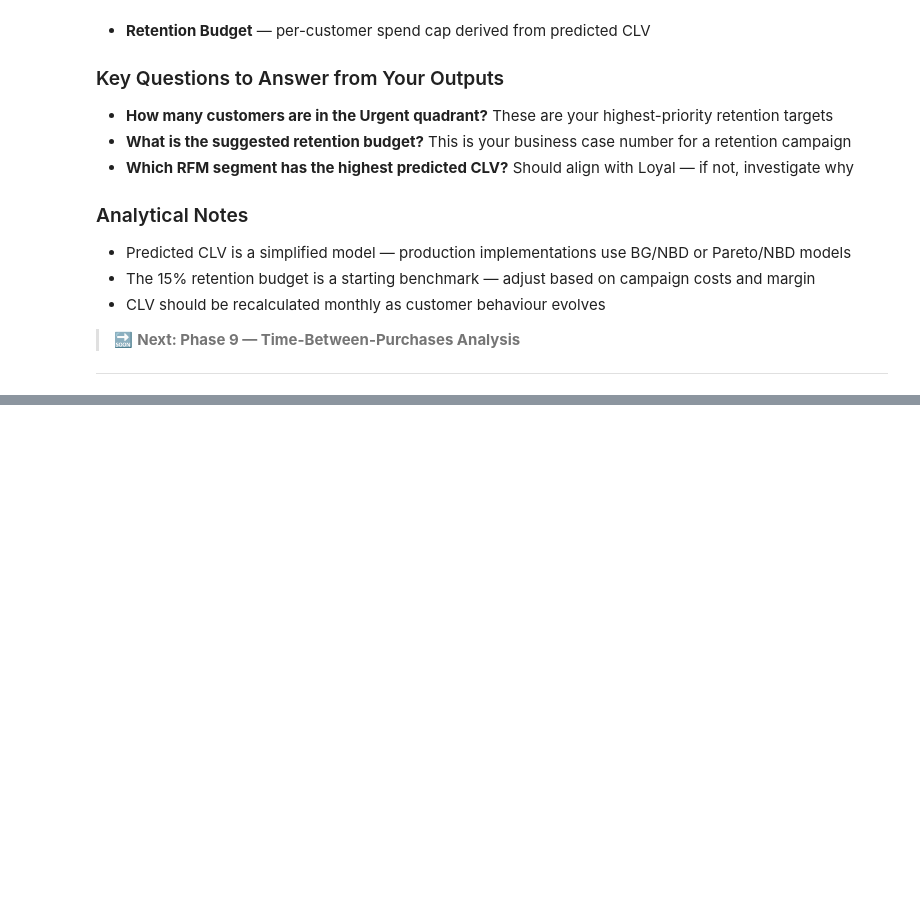
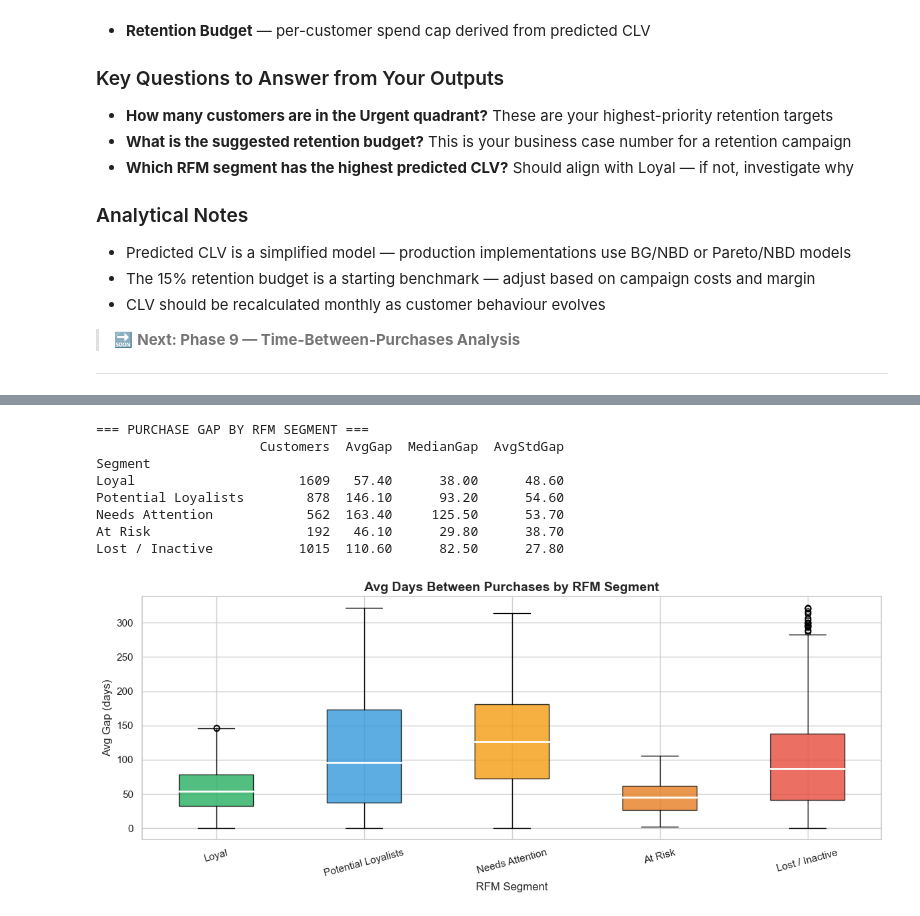
Before and after one commit to asimjamal/Customer-Intelligence-Report, a Jupyter notebook: customer_analytics_eda.ipynb, the cells around one changed output, grey strips where cells are left out. Cells and saved outputs as stored; diff of their text form; code cells hidden in the pictures; blank space fills up the shorter version.

```diff
--- a/customer_analytics_eda.ipynb
+++ b/customer_analytics_eda.ipynb
@@ -2444,0 +2597,61 @@ Customer ID  HistoricalCLV  PredictedCLV  ChurnProbability  RetentionBudget
+# %%
+# ── 9.3  Purchase Gap by RFM Segment ─────────────────────────────────────────
+#
+# Do different segments have fundamentally different purchase rhythms?
+# Champions/Loyal should have short, consistent gaps.
+# At Risk/Lost should have long, irregular gaps.
+
+seg_order = ["Loyal", "Potential Loyalists", "Needs Attention", "At Risk", "Lost / Inactive"]
+seg_colors = {
+    "Loyal"              : "#27ae60",
+    "Potential Loyalists": "#3498db",
+    "Needs Attention"    : "#f39c12",
+    "At Risk"            : "#e67e22",
+    "Lost / Inactive"    : "#e74c3c"
+}
+
+multi_seg = multi[multi["Segment"].isin(seg_order)].copy()
+
+# Summary table
+gap_by_seg = multi_seg.groupby("Segment").agg(
+    Customers  = ("Customer ID", "count"),
+    AvgGap     = ("AvgGap",    "mean"),
+    MedianGap  = ("MedianGap", "median"),
+    AvgStdGap  = ("StdGap",    "mean")
+).round(1).reindex([s for s in seg_order if s in multi_seg["Segment"].unique()])
+
+print("=== PURCHASE GAP BY RFM SEGMENT ===")
+print(gap_by_seg.to_string())
+print()
+
+# Box plot
+cap2 = multi_seg["AvgGap"].quantile(0.95)
+plot_seg = multi_seg[multi_seg["AvgGap"] <= cap2]
+
+fig, ax = plt.subplots(figsize=(12, 5))
+data_by_seg = [plot_seg[plot_seg["Segment"] == s]["AvgGap"].values
+               for s in seg_order if s in plot_seg["Segment"].unique()]
+valid_segs  = [s for s in seg_order if s in plot_seg["Segment"].unique()]
+
+bp = ax.boxplot(data_by_seg, patch_artist=True, notch=False,
+                medianprops=dict(color="white", linewidth=2))
+for patch, seg in zip(bp["boxes"], valid_segs):
+    patch.set_facecolor(seg_colors.get(seg, "steelblue"))
+    patch.set_alpha(0.8)
+
+ax.set_xticklabels(valid_segs, rotation=15)
+ax.set_title("Avg Days Between Purchases by RFM Segment")
+ax.set_ylabel("Avg Gap (days)")
+ax.set_xlabel("RFM Segment")
+plt.tight_layout()
+plt.show()
+# %% [output]
+=== PURCHASE GAP BY RFM SEGMENT ===
+                     Customers  AvgGap  MedianGap  AvgStdGap
+Segment
+Loyal                     1609   57.40      38.00      48.60
+Potential Loyalists        878  146.10      93.20      54.60
+Needs Attention            562  163.40     125.50      53.70
+At Risk                    192   46.10      29.80      38.70
+Lost / Inactive           1015  110.60      82.50      27.80
+[figure, added]
```
Also changed, not shown: parts of 8 cells of this notebook.
